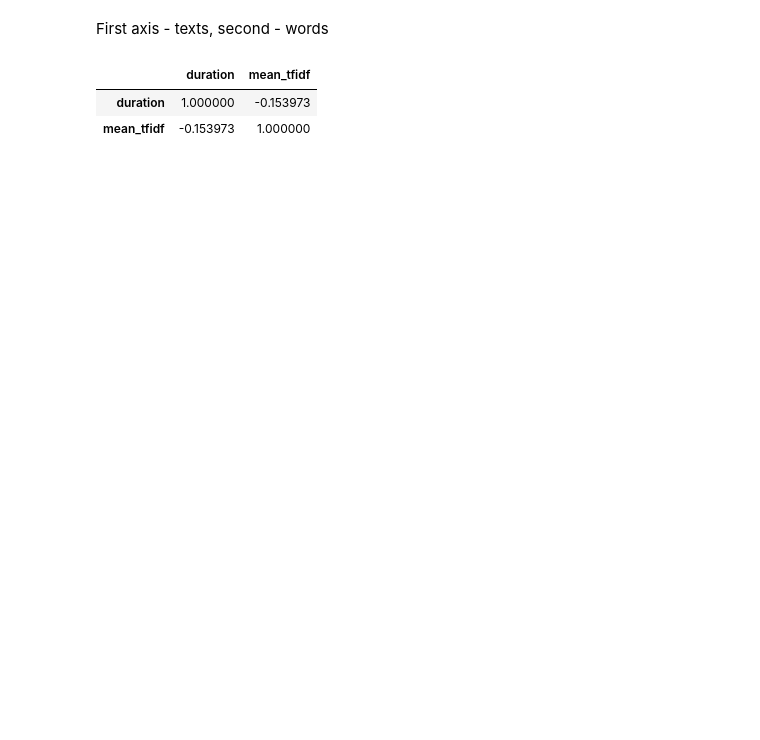
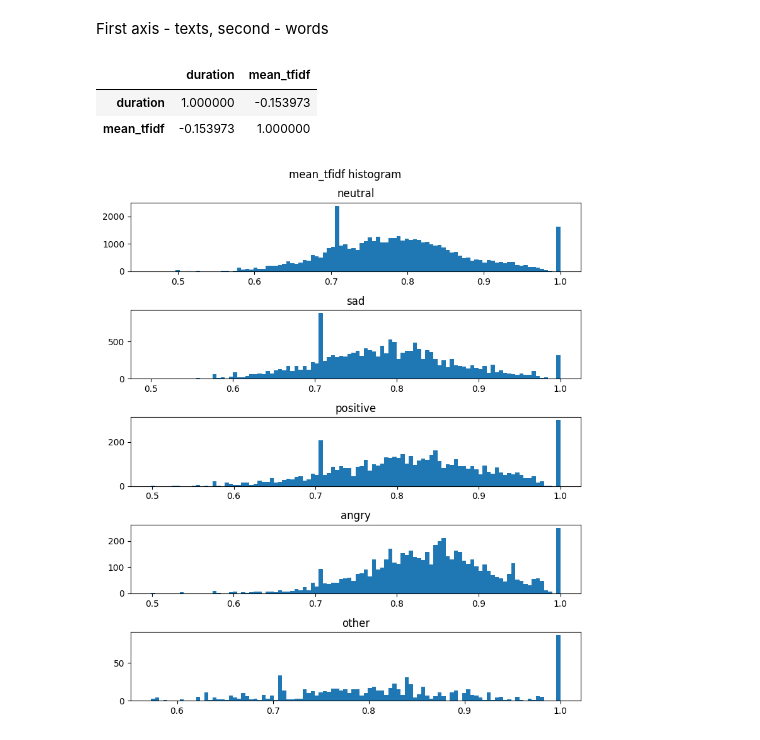
Before and after one commit to Kislv/MastersDegreeProject, a Jupyter notebook: test_hypotheses.ipynb, the cells around one changed output. Cells and saved outputs as stored; diff of their text form; code cells hidden in the pictures; blank space fills up the shorter version.

```diff
--- a/test_hypotheses.ipynb
+++ b/test_hypotheses.ipynb
@@ -294,7 +293,7 @@ len(speaker_tfidf_dict)
 10482
 # %%
 def text_to_mean_tfidf(text, tfidf_dict=speaker_tfidf_dict, tokenizer=text_to_normalized_tokens):
-    tokens = text_to_normalized_tokens(text)
+    tokens = tokenizer(text)
     sum_tfidf = 0
     for token in tokens:
         tfidf = tfidf_dict.get(token)
@@ -319,4 +318,5 @@ all_features.head()
 # %%
-all_features['mean_tfidf'] = all_features['speaker_text'].apply(lambda x: text_to_mean_tfidf(x))
+mean_tfidf_column_name = 'mean_tfidf'
+all_features[mean_tfidf_column_name] = all_features['speaker_text'].apply(lambda x: text_to_mean_tfidf(x))
 # %%
 # penguins = sns.load_dataset("penguins")
@@ -343,3 +349,19 @@ all_features[['duration', 'mean_tfidf']].corr()
 |  | duration | mean_tfidf |
 | duration | 1.000000 | -0.153973 |
 | mean_tfidf | -0.153973 | 1.000000 |
+# %%
+emotions = all_features[emotion_column_name].unique()
+bins_number = 100
+# plt.hist()
+fig, axs = plt.subplots(len(emotions), figsize=(8,9))
+fig.suptitle(f'{mean_tfidf_column_name} histogram')
+fig.tight_layout()
+for i in range(len(emotions)):
+    fig.tight_layout()
+    axs[i].hist(all_features[all_features[emotion_column_name] == emotions[i]][mean_tfidf_column_name], bins=bins_number)
+    axs[i].set_title(emotions[i])
+    # axs[i].plot(x, -y)
+# plt.hist(all_features[all_features['annotator_emo'] == emotions[1]]['duration'], bins=bins_number)
+None
+# %% [output]
+[figure, added]
```
Also changed, not shown: parts of 25 cells of this notebook, 2 other files.
